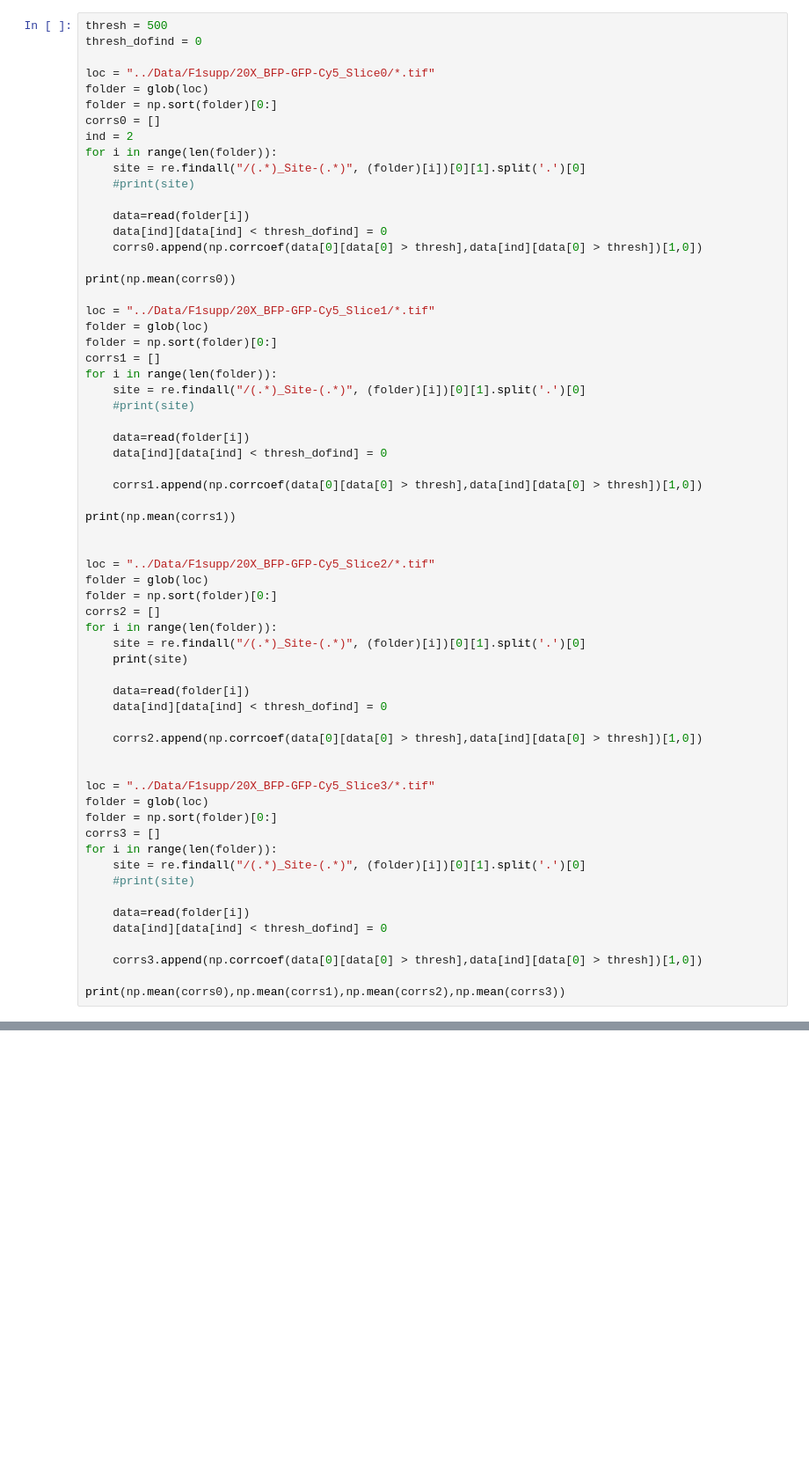
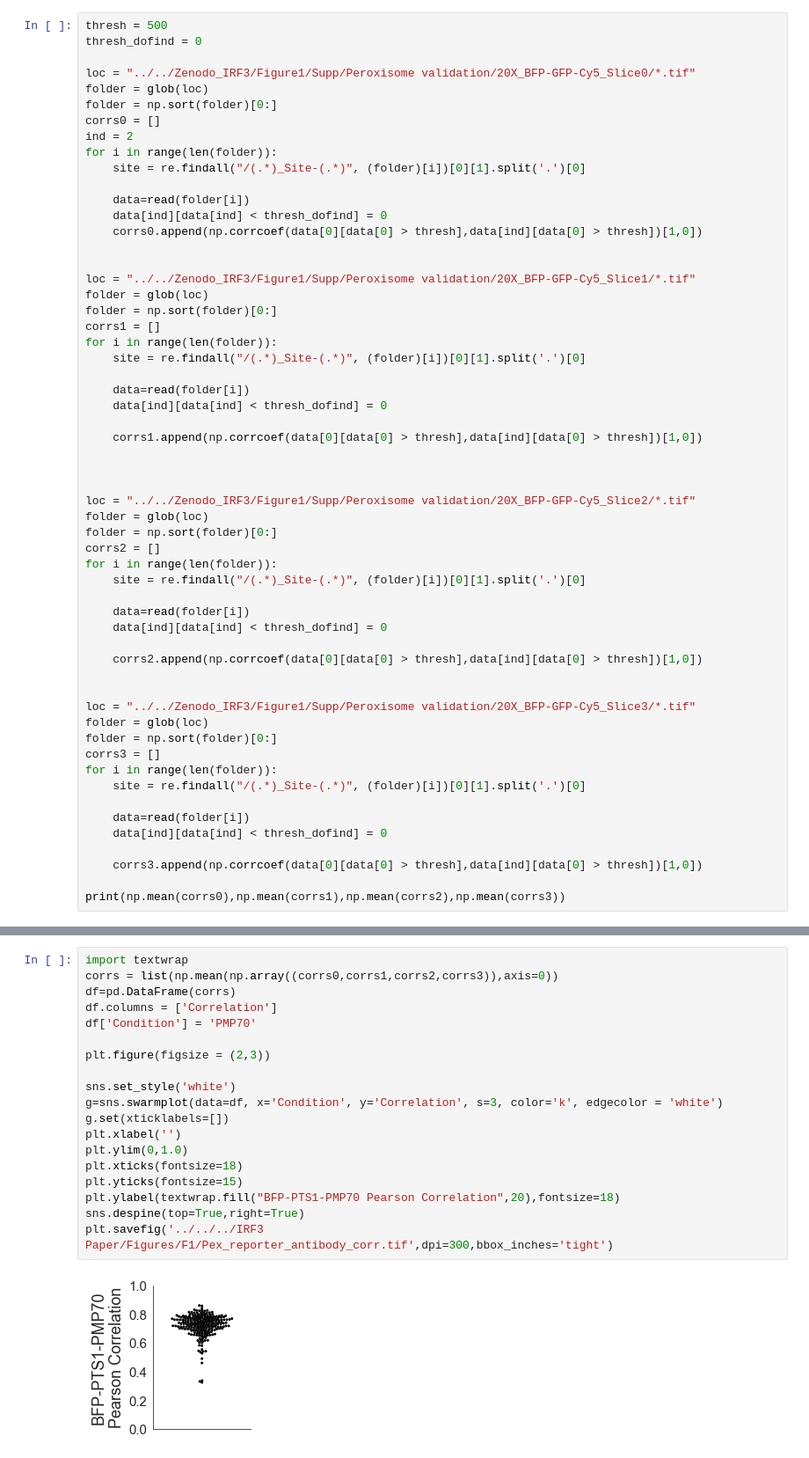
Before and after one commit to beccajcarlson/IRF3OpticalPooledScreen, a Jupyter notebook: CodeforFigures/Figure1_Supp.ipynb, the cells around one changed output, grey strips where cells are left out. Shown: that part at 88% size. Cells and saved outputs as stored; diff of their text form; blank space fills up the shorter version.

```diff
--- a/CodeforFigures/Figure1_Supp.ipynb
+++ b/CodeforFigures/Figure1_Supp.ipynb
@@ -24,44 +26,39 @@ import stringdb
 thresh = 500
 thresh_dofind = 0
 
-loc = "../Data/F1supp/20X_BFP-GFP-Cy5_Slice0/*.tif"
+loc = "../../Zenodo_IRF3/Figure1/Supp/Peroxisome validation/20X_BFP-GFP-Cy5_Slice0/*.tif"
 folder = glob(loc)
 folder = np.sort(folder)[0:]
 corrs0 = []
 ind = 2
 for i in range(len(folder)):
     site = re.findall("/(.*)_Site-(.*)", (folder)[i])[0][1].split('.')[0]
-    #print(site)
 
     data=read(folder[i])
     data[ind][data[ind] < thresh_dofind] = 0
     corrs0.append(np.corrcoef(data[0][data[0] > thresh],data[ind][data[0] > thresh])[1,0])
 
-print(np.mean(corrs0))
 
-loc = "../Data/F1supp/20X_BFP-GFP-Cy5_Slice1/*.tif"
+loc = "../../Zenodo_IRF3/Figure1/Supp/Peroxisome validation/20X_BFP-GFP-Cy5_Slice1/*.tif"
 folder = glob(loc)
 folder = np.sort(folder)[0:]
 corrs1 = []
 for i in range(len(folder)):
     site = re.findall("/(.*)_Site-(.*)", (folder)[i])[0][1].split('.')[0]
-    #print(site)
 
     data=read(folder[i])
     data[ind][data[ind] < thresh_dofind] = 0
 
     corrs1.append(np.corrcoef(data[0][data[0] > thresh],data[ind][data[0] > thresh])[1,0])
 
-print(np.mean(corrs1))
 
 
-loc = "../Data/F1supp/20X_BFP-GFP-Cy5_Slice2/*.tif"
+loc = "../../Zenodo_IRF3/Figure1/Supp/Peroxisome validation/20X_BFP-GFP-Cy5_Slice2/*.tif"
 folder = glob(loc)
 folder = np.sort(folder)[0:]
 corrs2 = []
 for i in range(len(folder)):
     site = re.findall("/(.*)_Site-(.*)", (folder)[i])[0][1].split('.')[0]
-    print(site)
 
     data=read(folder[i])
     data[ind][data[ind] < thresh_dofind] = 0
@@ -69,13 +66,12 @@ for i in range(len(folder)):
     corrs2.append(np.corrcoef(data[0][data[0] > thresh],data[ind][data[0] > thresh])[1,0])
 
 
-loc = "../Data/F1supp/20X_BFP-GFP-Cy5_Slice3/*.tif"
+loc = "../../Zenodo_IRF3/Figure1/Supp/Peroxisome validation/20X_BFP-GFP-Cy5_Slice3/*.tif"
 folder = glob(loc)
 folder = np.sort(folder)[0:]
 corrs3 = []
 for i in range(len(folder)):
     site = re.findall("/(.*)_Site-(.*)", (folder)[i])[0][1].split('.')[0]
-    #print(site)
 
     data=read(folder[i])
     data[ind][data[ind] < thresh_dofind] = 0
@@ -85,0 +84,21 @@ print(np.mean(corrs0),np.mean(corrs1),np.mean(corrs2),np.mean(corrs3))
+# %%
+import textwrap
+corrs = list(np.mean(np.array((corrs0,corrs1,corrs2,corrs3)),axis=0))
+df=pd.DataFrame(corrs)
+df.columns = ['Correlation']
+df['Condition'] = 'PMP70'
+
+plt.figure(figsize = (2,3))
+
+sns.set_style('white')
+g=sns.swarmplot(data=df, x='Condition', y='Correlation', s=3, color='k', edgecolor = 'white')
+g.set(xticklabels=[])
+plt.xlabel('')
+plt.ylim(0,1.0)
+plt.xticks(fontsize=18)
+plt.yticks(fontsize=15)
+plt.ylabel(textwrap.fill("BFP-PTS1-PMP70 Pearson Correlation",20),fontsize=18)
+sns.despine(top=True,right=True)
+plt.savefig('../../../IRF3 Paper/Figures/F1/Pex_reporter_antibody_corr.tif',dpi=300,bbox_inches='tight')
+# %% [output]
+[figure, added]
```
Also changed, not shown: parts of 11 cells of this notebook, 7 other files.
